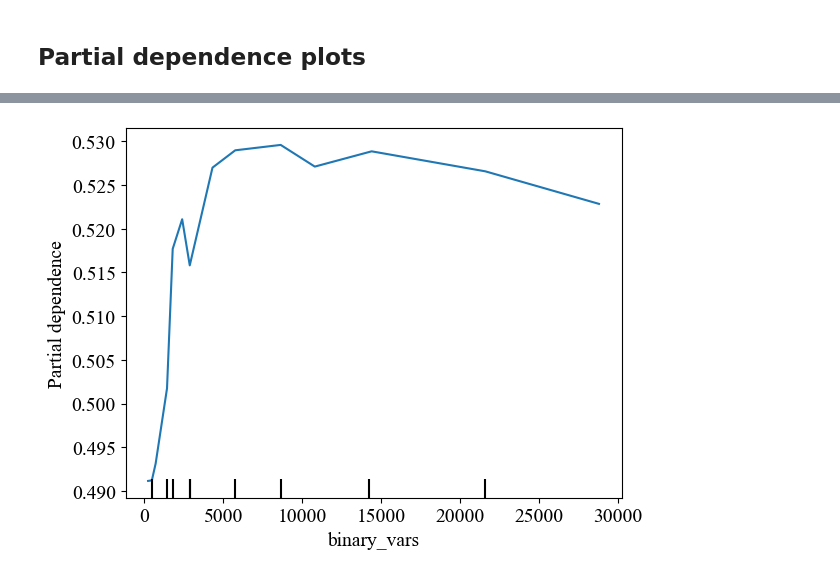
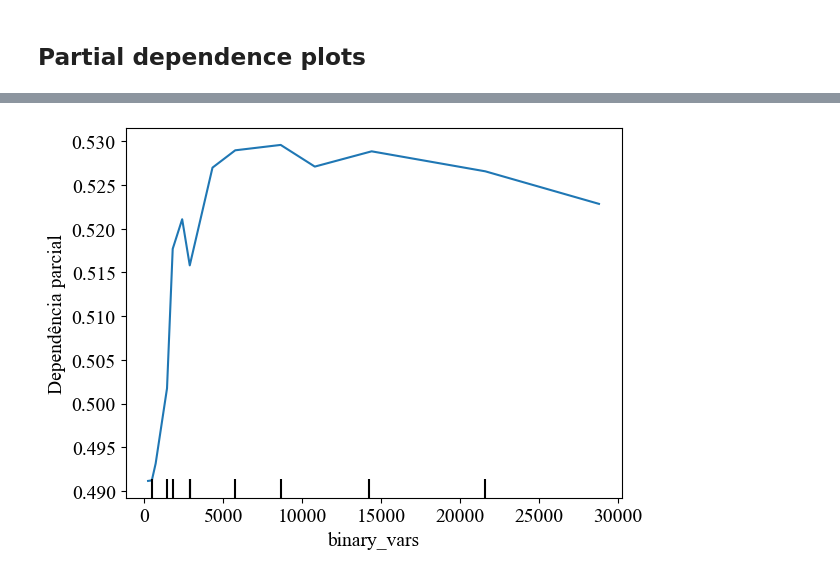
Before and after one commit to lucasgmalheiros/tcc-relax-and-fix, a Jupyter notebook: predict_heuristics/binary_classification.ipynb, the cells around one changed output, grey strips where cells are left out. Drawn from its saved outputs; the diff is of its cells as text; code cells hidden in the pictures.

```diff
--- a/predict_heuristics/binary_classification.ipynb
+++ b/predict_heuristics/binary_classification.ipynb
@@ -300,5 +335,6 @@ plt.show()
 # %%
 PartialDependenceDisplay.from_estimator(classifier, X, features=['binary_vars'], kind="average", grid_resolution=50)
+plt.ylabel('Dependência parcial')
 plt.show()
 # %% [output]
-[figure, old version]
+[figure, new version]
```
Also changed, not shown: parts of 10 cells of this notebook, 25 other files.
